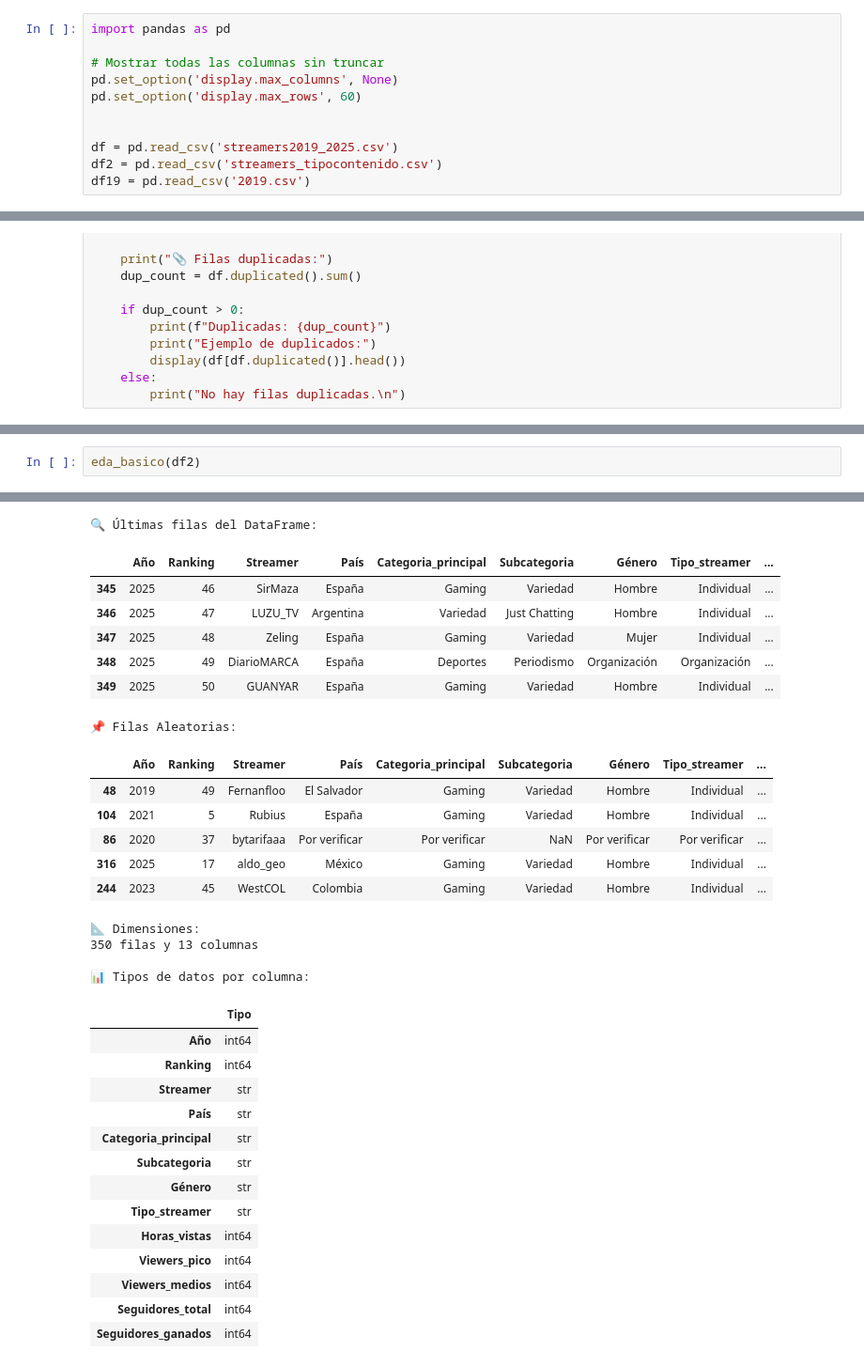
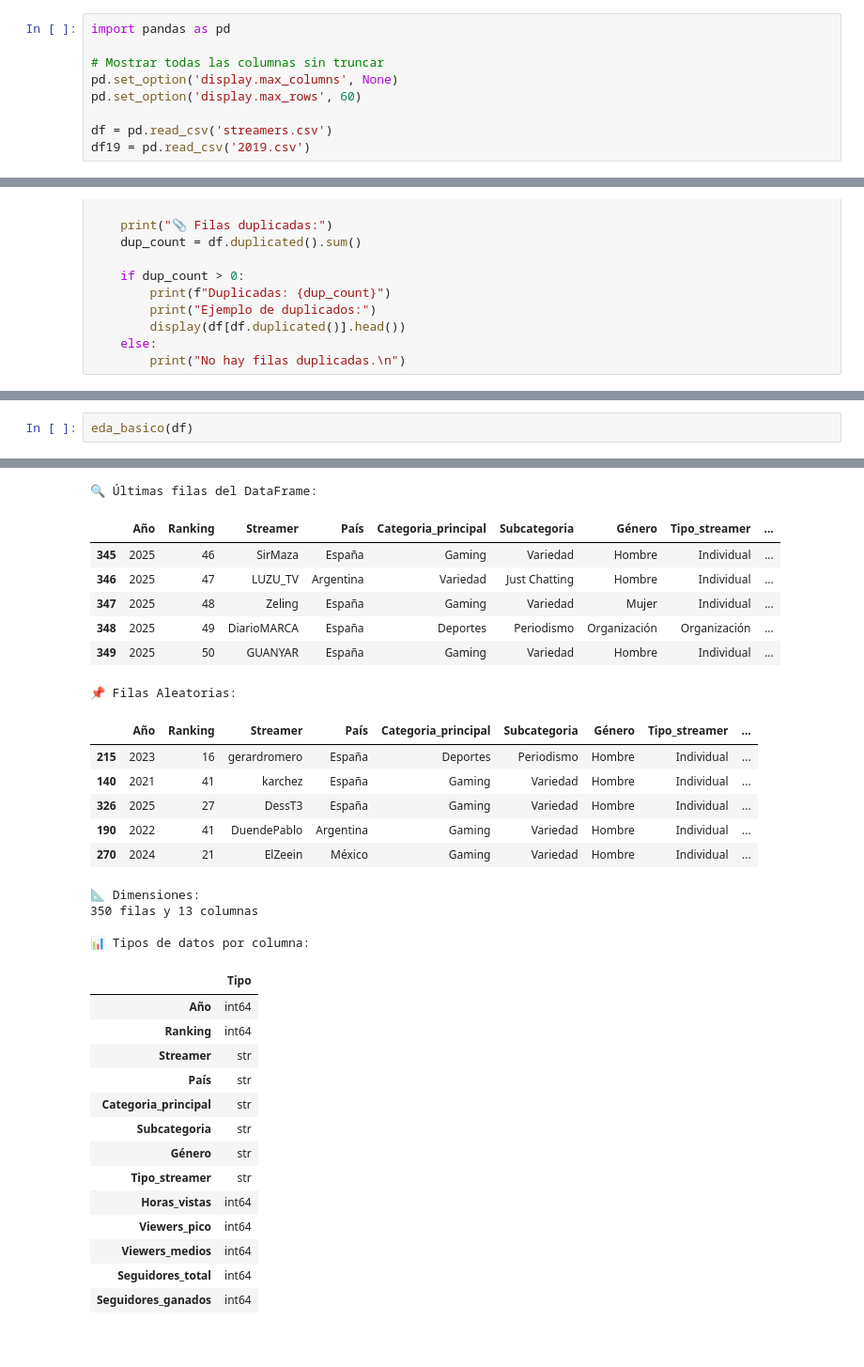
Before and after one commit to eszamoranoma/Proyecto_M4_PowerBI, a Jupyter notebook: Exploracion_Limpieza_Dataset.ipynb, the cells around one changed output, grey strips where cells are left out. Shown at 94% size. Drawn from its saved outputs; the diff is of its cells as text.

```diff
--- a/Exploracion_Limpieza_Dataset.ipynb
+++ b/Exploracion_Limpieza_Dataset.ipynb
@@ -5,9 +5,7 @@ import pandas as pd
 pd.set_option('display.max_columns', None)
 pd.set_option('display.max_rows', 60)
 
-
-df = pd.read_csv('streamers2019_2025.csv')
-df2 = pd.read_csv('streamers_tipocontenido.csv')
+df = pd.read_csv('streamers.csv')
 df19 = pd.read_csv('2019.csv')
 # %%
 def eda_basico(df):
@@ -89,27 +88,27 @@ memory usage: 32.9 KB
 # %%
-eda_basico(df2)
+eda_basico(df)
 # %% [output]
 🔍 Primeras filas del DataFrame:
 |  | Año | Ranking | Streamer | País | Categoria_principal | Subcategoria | Género | Tipo_streamer | ... |
 | 0 | 2019 | 1 | LVPes | España | Deportes | Esports | Organización | Organización | ... |
 | 1 | 2019 | 2 | Rubius | España | Gaming | Variedad | Hombre | Individual | ... |
 | 2 | 2019 | 3 | ElmiilloR | España | Gaming | Variedad | Hombre | Individual | ... |
 | 3 | 2019 | 4 | elded | España | Gaming | Variedad | Hombre | Individual | ... |
 | 4 | 2019 | 5 | ALKAPONE | España | Gaming | Variedad | Hombre | Individual | ... |
 🔍 Últimas filas del DataFrame:
 |  | Año | Ranking | Streamer | País | Categoria_principal | Subcategoria | Género | Tipo_streamer | ... |
 | 345 | 2025 | 46 | SirMaza | España | Gaming | Variedad | Hombre | Individual | ... |
 | 346 | 2025 | 47 | LUZU_TV | Argentina | Variedad | Just Chatting | Hombre | Individual | ... |
 | 347 | 2025 | 48 | Zeling | España | Gaming | Variedad | Mujer | Individual | ... |
 | 348 | 2025 | 49 | DiarioMARCA | España | Deportes | Periodismo | Organización | Organización | ... |
 | 349 | 2025 | 50 | GUANYAR | España | Gaming | Variedad | Hombre | Individual | ... |
 📌 Filas Aleatorias:
 |  | Año | Ranking | Streamer | País | Categoria_principal | Subcategoria | Género | Tipo_streamer | ... |
-| 48 | 2019 | 49 | Fernanfloo | El Salvador | Gaming | Variedad | Hombre | Individual | ... |
-| 104 | 2021 | 5 | Rubius | España | Gaming | Variedad | Hombre | Individual | ... |
-| 86 | 2020 | 37 | bytarifaaa | Por verificar | Por verificar | NaN | Por verificar | Por verificar | ... |
-| 316 | 2025 | 17 | aldo_geo | México | Gaming | Variedad | Hombre | Individual | ... |
-| 244 | 2023 | 45 | WestCOL | Colombia | Gaming | Variedad | Hombre | Individual | ... |
+| 215 | 2023 | 16 | gerardromero | España | Deportes | Periodismo | Hombre | Individual | ... |
+| 140 | 2021 | 41 | karchez | España | Gaming | Variedad | Hombre | Individual | ... |
+| 326 | 2025 | 27 | DessT3 | España | Gaming | Variedad | Hombre | Individual | ... |
+| 190 | 2022 | 41 | DuendePablo | Argentina | Gaming | Variedad | Hombre | Individual | ... |
+| 270 | 2024 | 21 | ElZeein | México | Gaming | Variedad | Hombre | Individual | ... |
 📐 Dimensiones:
 350 filas y 13 columnas
 
```
Also changed, not shown: parts of 10 cells of this notebook, 2 other files.
